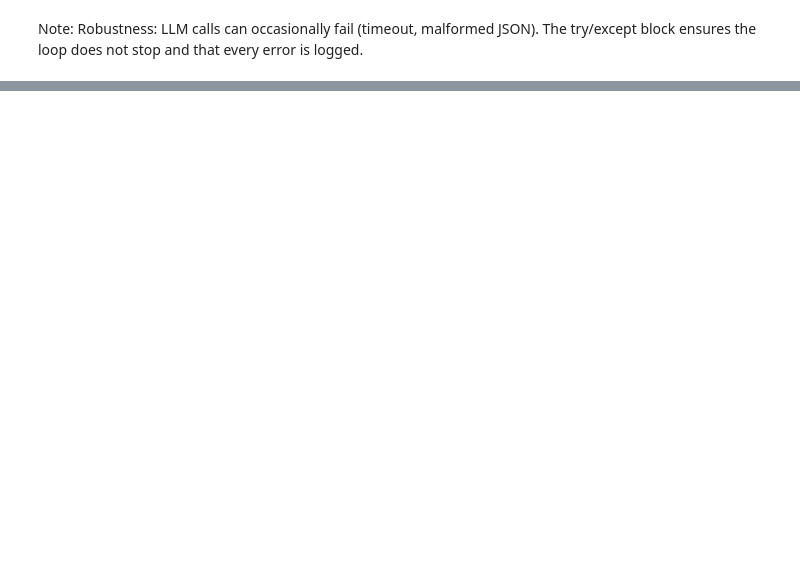
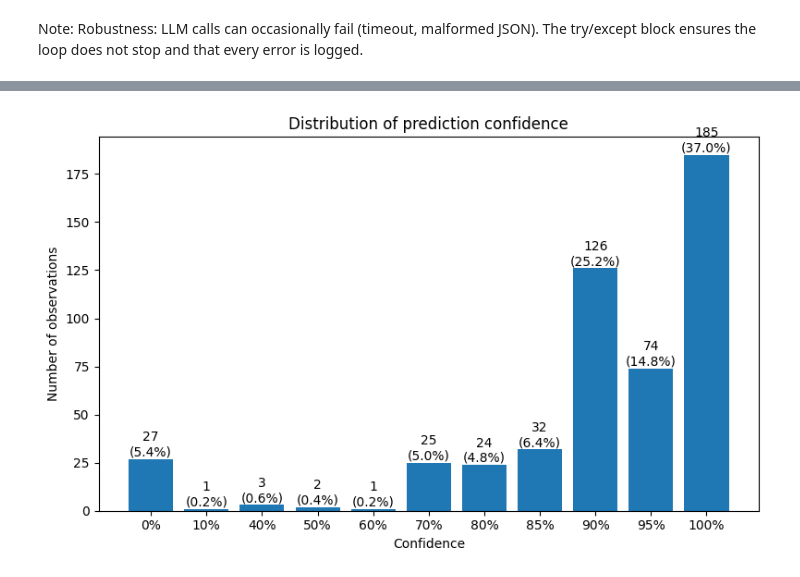
Before and after one commit to sarahdst/funathon-project2, a Jupyter notebook: funathon_RAG.ipynb, the cells around one changed output, grey strips where cells are left out. Cells and saved outputs as stored; diff of their text form; code cells hidden in the pictures; blank space fills up the shorter version.

```diff
--- a/funathon_RAG.ipynb
+++ b/funathon_RAG.ipynb
@@ -1212,0 +1271,48 @@ Note: Robustness: LLM calls can occasionally fail (timeout, malformed JSON). The
+# %%
+import matplotlib.pyplot as plt
+
+# Antal observationer pr. confidence-værdi
+confidence_counts = (
+    results["confidence"]
+    .value_counts()
+    .sort_index()
+)
+
+# Andel observationer pr. confidence-værdi
+confidence_shares = confidence_counts / confidence_counts.sum()
+
+# Konvertér confidence til procent til x-aksen
+confidence_labels = [
+    f"{value:.0%}"
+    for value in confidence_counts.index
+]
+
+plt.figure(figsize=(8, 5))
+
+bars = plt.bar(
+    confidence_labels,
+    confidence_counts.values
+)
+
+plt.title("Distribution of prediction confidence")
+plt.xlabel("Confidence")
+plt.ylabel("Number of observations")
+
+# Skriv både antal og andel over hver søjle
+for bar, count, share in zip(
+    bars,
+    confidence_counts.values,
+    confidence_shares.values
+):
+    plt.text(
+        bar.get_x() + bar.get_width() / 2,
+        bar.get_height(),
+        f"{count}\n({share:.1%})",
+        ha="center",
+        va="bottom"
+    )
+
+plt.tight_layout()
+plt.show()
+# %% [output]
+[figure, added]
```
Also changed, not shown: parts of 25 cells of this notebook.
